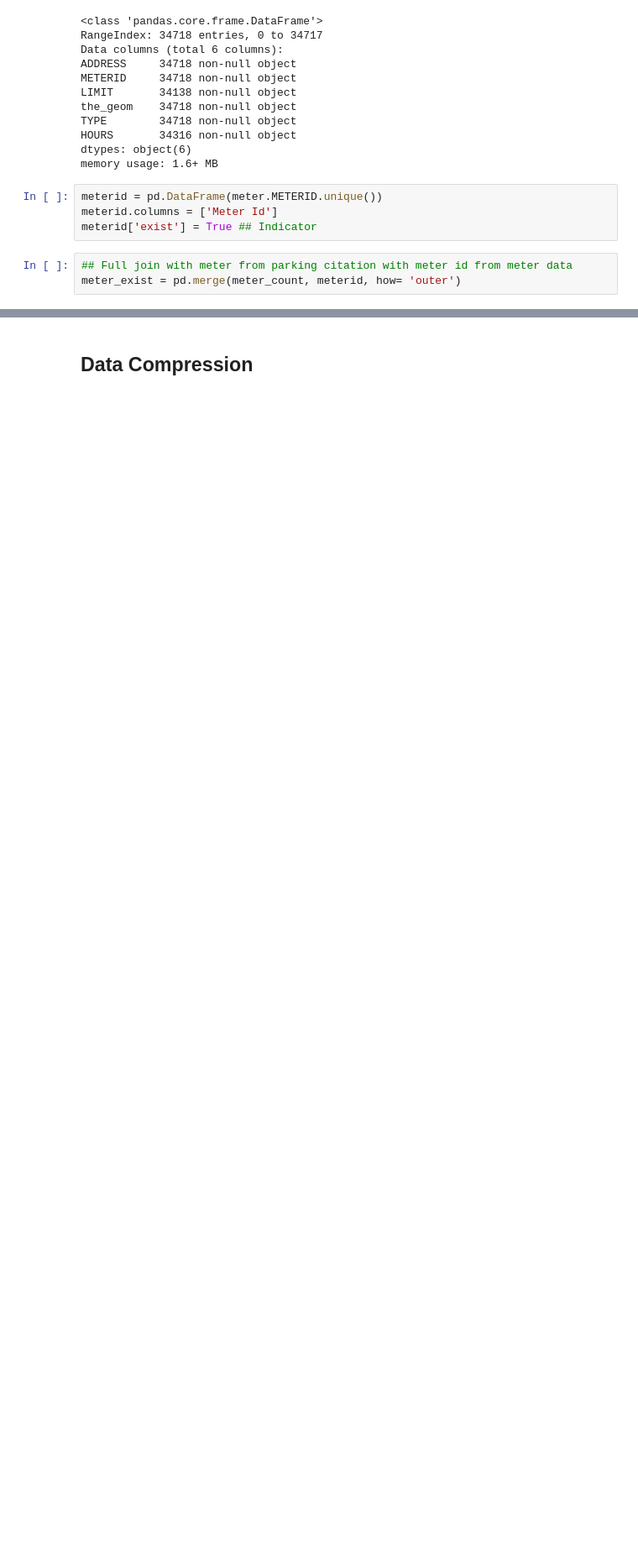
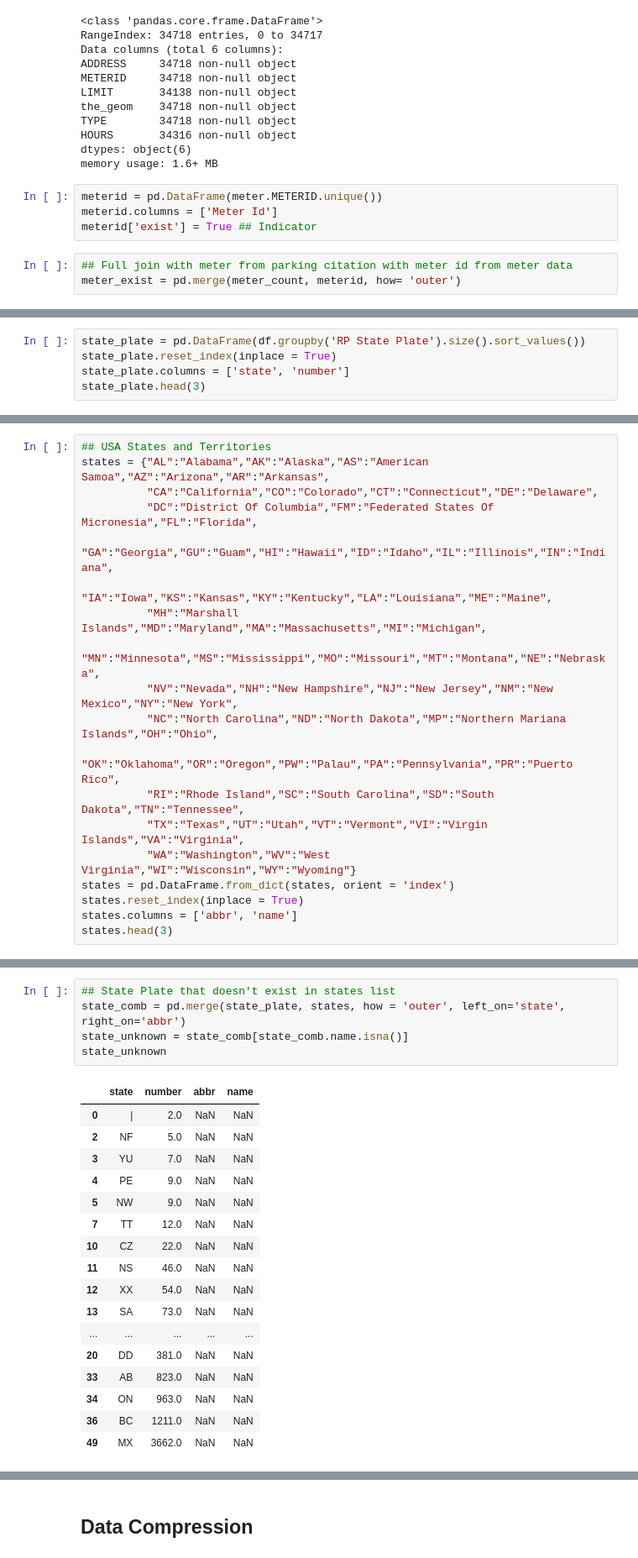
Before and after one commit to jachen36/2018_la_parking_citation, a Jupyter notebook: cleaning.ipynb, the cells around one changed output, grey strips where cells are left out. Shown: that part at 84% size. Cells and saved outputs as stored; diff of their text form; blank space fills up the shorter version.

```diff
--- a/cleaning.ipynb
+++ b/cleaning.ipynb
@@ -211,0 +236,5 @@ meter_count.shape
+# %%
+state_plate = pd.DataFrame(df.groupby('RP State Plate').size().sort_values())
+state_plate.reset_index(inplace = True)
+state_plate.columns = ['state', 'number']
+state_plate.head(3)
@@ -211,0 +245,19 @@ meter_count.shape
+# %%
+## USA States and Territories
+states = {"AL":"Alabama","AK":"Alaska","AS":"American Samoa","AZ":"Arizona","AR":"Arkansas",
+          "CA":"California","CO":"Colorado","CT":"Connecticut","DE":"Delaware",
+          "DC":"District Of Columbia","FM":"Federated States Of Micronesia","FL":"Florida",
+          "GA":"Georgia","GU":"Guam","HI":"Hawaii","ID":"Idaho","IL":"Illinois","IN":"Indiana",
+          "IA":"Iowa","KS":"Kansas","KY":"Kentucky","LA":"Louisiana","ME":"Maine",
+          "MH":"Marshall Islands","MD":"Maryland","MA":"Massachusetts","MI":"Michigan",
+          "MN":"Minnesota","MS":"Mississippi","MO":"Missouri","MT":"Montana","NE":"Nebraska",
+          "NV":"Nevada","NH":"New Hampshire","NJ":"New Jersey","NM":"New Mexico","NY":"New York",
+          "NC":"North Carolina","ND":"North Dakota","MP":"Northern Mariana Islands","OH":"Ohio",
+          "OK":"Oklahoma","OR":"Oregon","PW":"Palau","PA":"Pennsylvania","PR":"Puerto Rico",
+          "RI":"Rhode Island","SC":"South Carolina","SD":"South Dakota","TN":"Tennessee",
+          "TX":"Texas","UT":"Utah","VT":"Vermont","VI":"Virgin Islands","VA":"Virginia",
+          "WA":"Washington","WV":"West Virginia","WI":"Wisconsin","WY":"Wyoming"}
+states = pd.DataFrame.from_dict(states, orient = 'index')
+states.reset_index(inplace = True)
+states.columns = ['abbr', 'name']
+states.head(3)
@@ -211,0 +271,23 @@ meter_count.shape
+# %%
+## State Plate that doesn't exist in states list
+state_comb = pd.merge(state_plate, states, how = 'outer', left_on='state', right_on='abbr')
+state_unknown = state_comb[state_comb.name.isna()]
+state_unknown
+# %% [output]
+|  | state | number | abbr | name |
+| 0 | | | 2.0 | NaN | NaN |
+| 2 | NF | 5.0 | NaN | NaN |
+| 3 | YU | 7.0 | NaN | NaN |
+| 4 | PE | 9.0 | NaN | NaN |
+| 5 | NW | 9.0 | NaN | NaN |
+| 7 | TT | 12.0 | NaN | NaN |
+| 10 | CZ | 22.0 | NaN | NaN |
+| 11 | NS | 46.0 | NaN | NaN |
+| 12 | XX | 54.0 | NaN | NaN |
+| 13 | SA | 73.0 | NaN | NaN |
+| ... | ... | ... | ... | ... |
+| 20 | DD | 381.0 | NaN | NaN |
+| 33 | AB | 823.0 | NaN | NaN |
+| 34 | ON | 963.0 | NaN | NaN |
+| 36 | BC | 1211.0 | NaN | NaN |
+| 49 | MX | 3662.0 | NaN | NaN |
```
Also changed, not shown: parts of 21 cells of this notebook, 1 other file.
